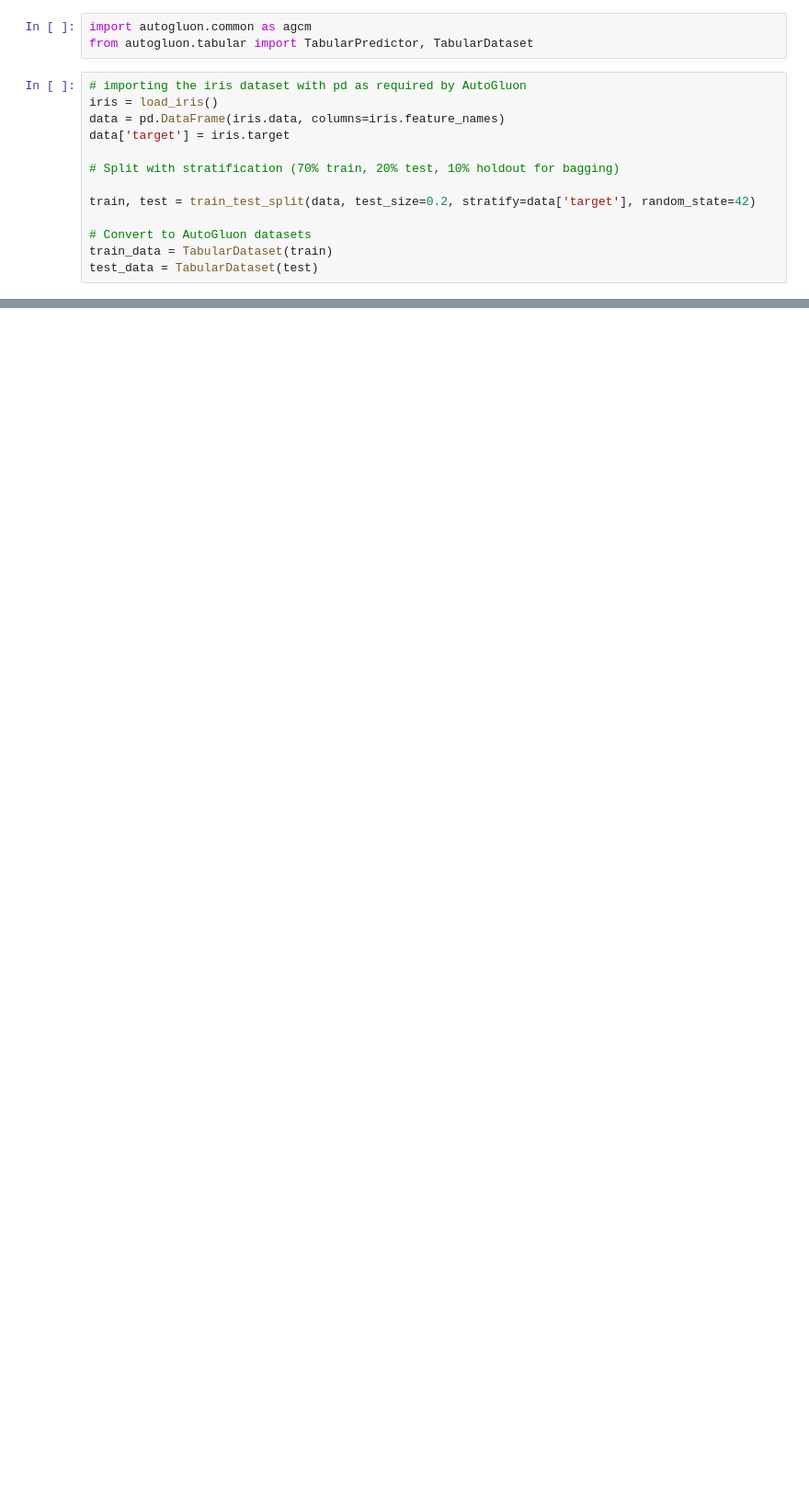
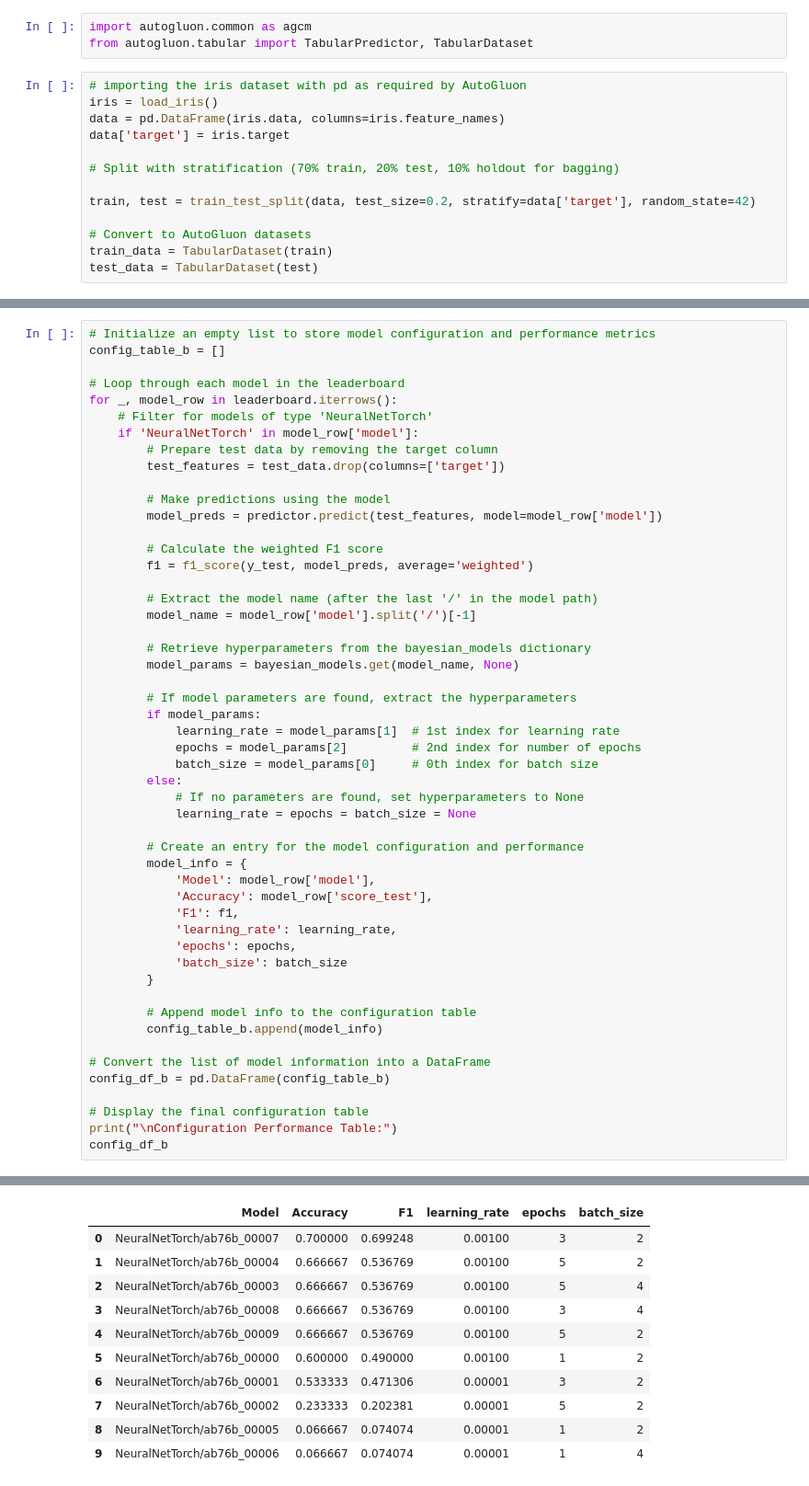
Before and after one commit to Akshat13shah/STT_Ai_Assignment6, a Jupyter notebook: Hyperparameters.ipynb, the cells around one changed output, grey strips where cells are left out. Shown at 92% size. Drawn from its saved outputs; the diff is of its cells as text; blank space fills up the shorter version.

```diff
--- a/Hyperparameters.ipynb
+++ b/Hyperparameters.ipynb
@@ -847,0 +704,52 @@ model_performance_df = pd.DataFrame(model_info_list)
+# %%
+# Initialize an empty list to store model configuration and performance metrics
+config_table_b = []
+
+# Loop through each model in the leaderboard
+for _, model_row in leaderboard.iterrows():
+    # Filter for models of type 'NeuralNetTorch'
+    if 'NeuralNetTorch' in model_row['model']:
+        # Prepare test data by removing the target column
+        test_features = test_data.drop(columns=['target'])
+
+        # Make predictions using the model
+        model_preds = predictor.predict(test_features, model=model_row['model'])
+
+        # Calculate the weighted F1 score
+        f1 = f1_score(y_test, model_preds, average='weighted')
+
+        # Extract the model name (after the last '/' in the model path)
+        model_name = model_row['model'].split('/')[-1]
+
+        # Retrieve hyperparameters from the bayesian_models dictionary
+        model_params = bayesian_models.get(model_name, None)
+
+        # If model parameters are found, extract the hyperparameters
+        if model_params:
+            learning_rate = model_params[1]  # 1st index for learning rate
+            epochs = model_params[2]         # 2nd index for number of epochs
+            batch_size = model_params[0]     # 0th index for batch size
+        else:
+            # If no parameters are found, set hyperparameters to None
+            learning_rate = epochs = batch_size = None
+
+        # Create an entry for the model configuration and performance
+        model_info = {
+            'Model': model_row['model'],
+            'Accuracy': model_row['score_test'],
+            'F1': f1,
+            'learning_rate': learning_rate,
+            'epochs': epochs,
+            'batch_size': batch_size
+        }
+
+        # Append model info to the configuration table
+        config_table_b.append(model_info)
+
+# Convert the list of model information into a DataFrame
+config_df_b = pd.DataFrame(config_table_b)
+
+# Display the final configuration table
+print("\nConfiguration Performance Table:")
+config_df_b
+# %% [output]
@@ -847,0 +757,11 @@ model_performance_df = pd.DataFrame(model_info_list)
+|  | Model | Accuracy | F1 | learning_rate | epochs | batch_size |
+| 0 | NeuralNetTorch/ab76b_00007 | 0.700000 | 0.699248 | 0.00100 | 3 | 2 |
+| 1 | NeuralNetTorch/ab76b_00004 | 0.666667 | 0.536769 | 0.00100 | 5 | 2 |
+| 2 | NeuralNetTorch/ab76b_00003 | 0.666667 | 0.536769 | 0.00100 | 5 | 4 |
+| 3 | NeuralNetTorch/ab76b_00008 | 0.666667 | 0.536769 | 0.00100 | 3 | 4 |
+| 4 | NeuralNetTorch/ab76b_00009 | 0.666667 | 0.536769 | 0.00100 | 5 | 2 |
+| 5 | NeuralNetTorch/ab76b_00000 | 0.600000 | 0.490000 | 0.00100 | 1 | 2 |
+| 6 | NeuralNetTorch/ab76b_00001 | 0.533333 | 0.471306 | 0.00001 | 3 | 2 |
+| 7 | NeuralNetTorch/ab76b_00002 | 0.233333 | 0.202381 | 0.00001 | 5 | 2 |
+| 8 | NeuralNetTorch/ab76b_00005 | 0.066667 | 0.074074 | 0.00001 | 1 | 2 |
+| 9 | NeuralNetTorch/ab76b_00006 | 0.066667 | 0.074074 | 0.00001 | 1 | 4 |
```
Also changed, not shown: parts of 24 cells of this notebook, 1 other file.
